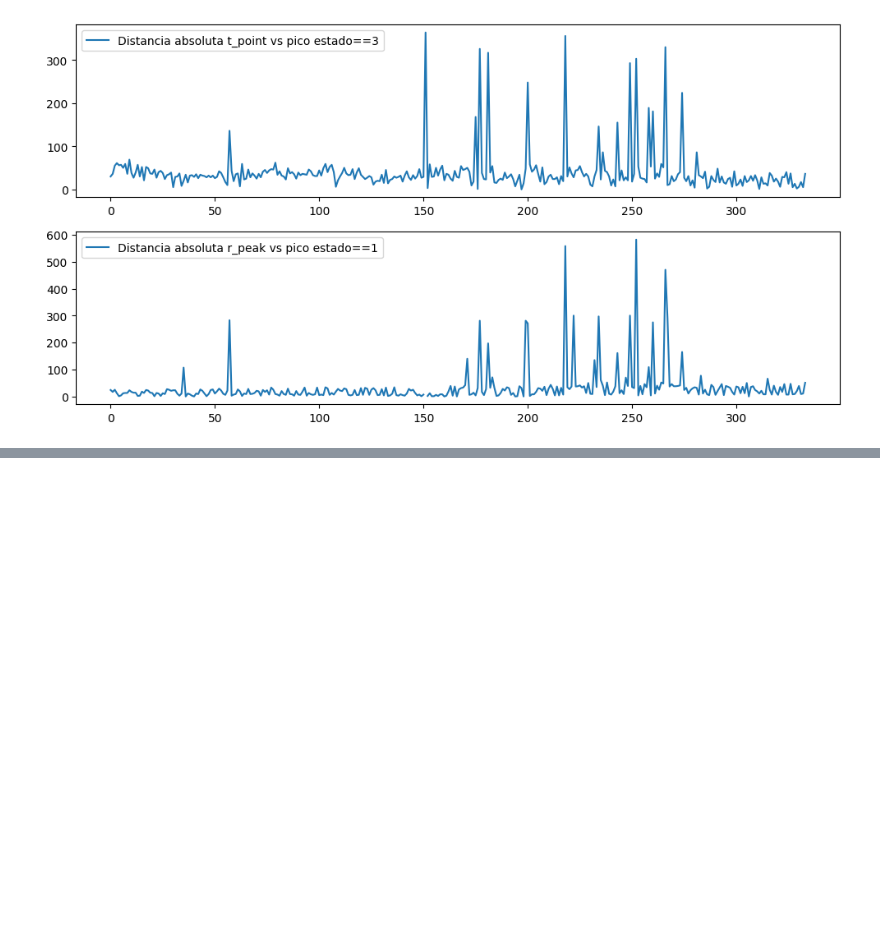
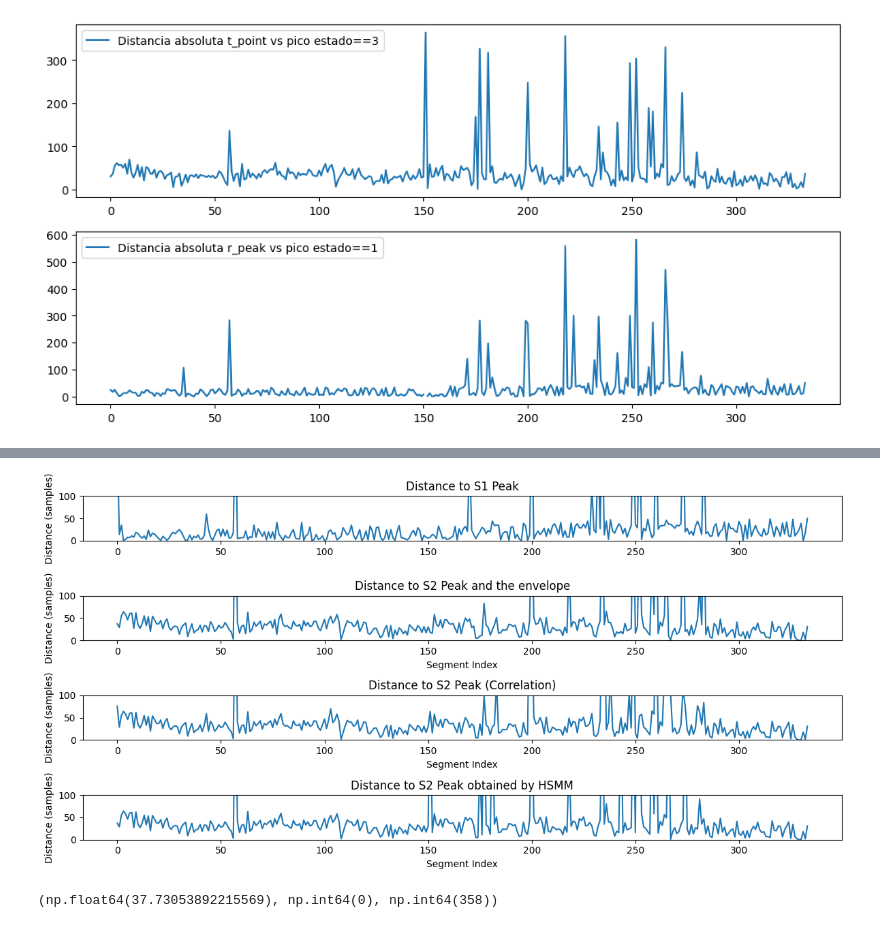
Before and after one commit to djorgeext/pcg-ecg-analysis, a Jupyter notebook: Springer-Segmentation-Code-master/test_python_implementation.ipynb, the cells around one changed output, grey strips where cells are left out. Cells and saved outputs as stored; diff of their text form; code cells hidden in the pictures; blank space fills up the shorter version.

```diff
--- a/Springer-Segmentation-Code-master/test_python_implementation.ipynb
+++ b/Springer-Segmentation-Code-master/test_python_implementation.ipynb
@@ -407,0 +466,42 @@ ValueError: operands could not be broadcast together with shapes (334,) (108,)
+# %%
+# r_peaks are audio_test_annotations[i][0] and t_points are audio_test_annotations[i][1]
+# t_points_arr = np.array([ann[1] for ann in audio_test_annotations], dtype=int)
+# r_peaks_arr = np.array([ann[0] for ann in audio_test_annotations], dtype=int)
+
+# s1_dist_peak = np.abs(r_peaks_arr - s1_peak_arr)
+# s2_dist_peak = np.abs(t_points_arr - s2_peak_arr)
+# s2_dist_corr = np.abs(t_points_arr - s2_peak_corr_arr)
+# s2_dist_hsmm = np.abs(t_points_arr - s2_peak_hsmm)
+
+plt.figure(figsize=(12, 6))
+plt.subplot(4, 1, 1)
+plt.plot(s1_dist_peak)
+plt.title('Distance to S1 Peak')
+plt.ylabel('Distance (samples)')
+plt.ylim(0, 100)
+plt.subplot(4, 1, 2)
+plt.plot(s2_dist_peak)
+plt.title('Distance to S2 Peak and the envelope')
+plt.ylabel('Distance (samples)')
+plt.xlabel('Segment Index')
+plt.ylim(0, 100)
+plt.subplot(4, 1, 3)
+plt.plot(s2_dist_corr)
+plt.title('Distance to S2 Peak (Correlation)')
+plt.ylabel('Distance (samples)')
+plt.xlabel('Segment Index')
+plt.ylim(0, 100)
+plt.subplot(4, 1, 4)
+plt.plot(s2_dist_hsmm)
+plt.title('Distance to S2 Peak obtained by HSMM')
+plt.ylabel('Distance (samples)')
+plt.xlabel('Segment Index')
+plt.ylim(0, 100)
+plt.tight_layout()
+plt.show()
+# %% [output]
+[figure, added]
+# %%
+s2_dist_peak.mean(), s2_dist_peak.min(), s2_dist_peak.max()
+# %% [output]
+(np.float64(37.73053892215569), np.int64(0), np.int64(358))
```
Also changed, not shown: parts of 4 cells of this notebook.
